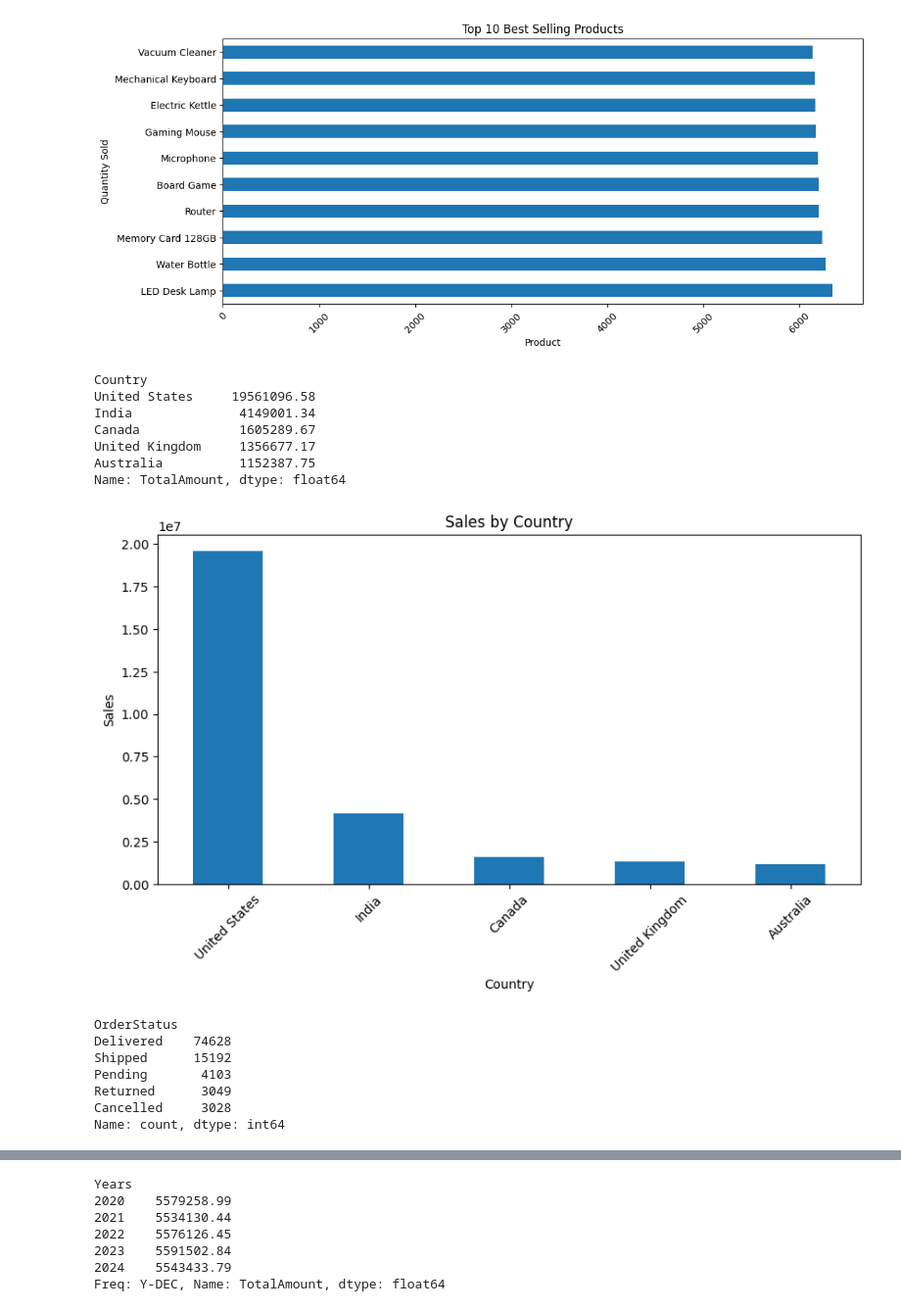
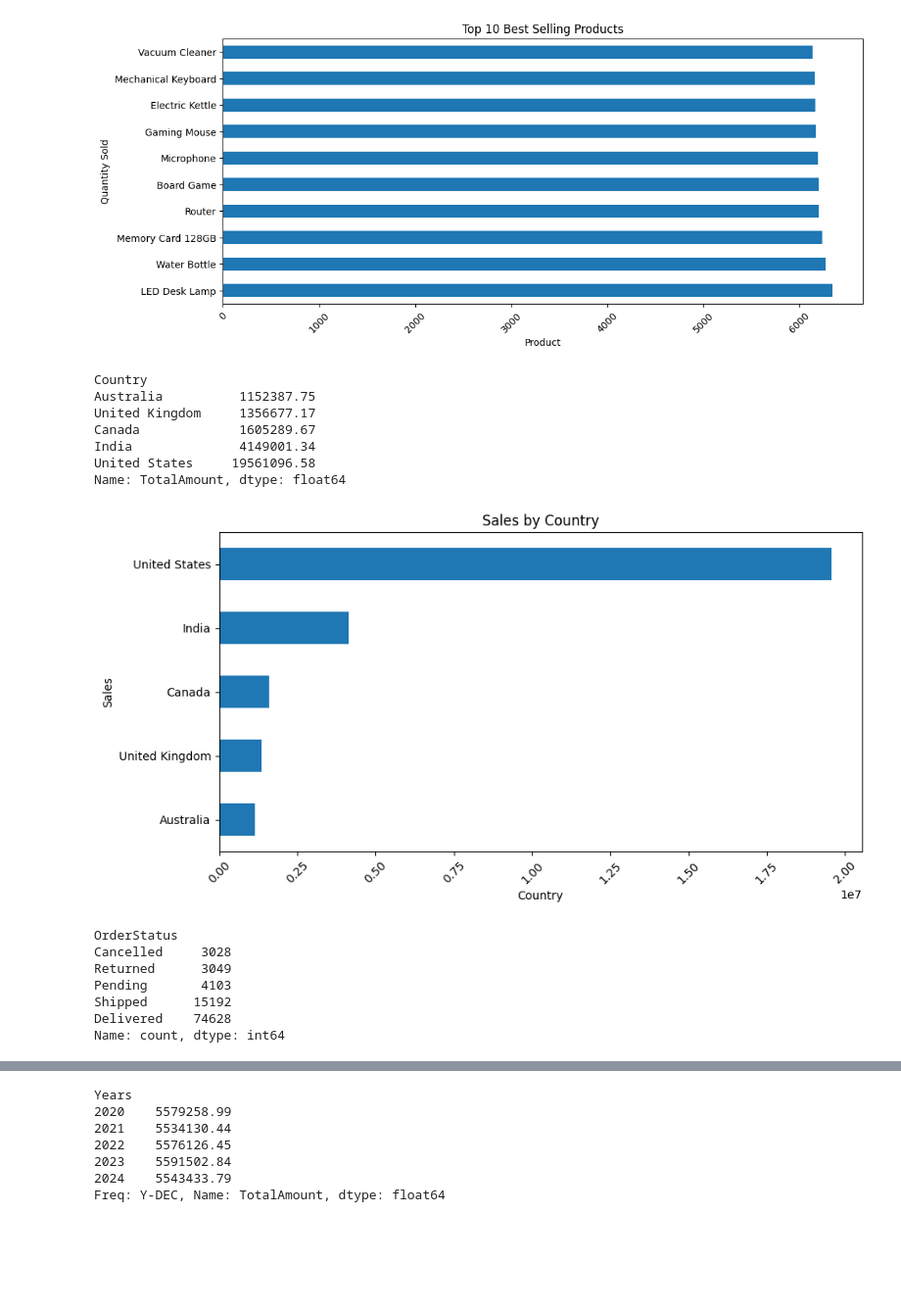
Before and after one commit to Sinaga1702/dataAnalistAmazon, a Jupyter notebook: Amazon.ipynb, the cells around one changed output, grey strips where cells are left out. Shown at 98% size. Saved outputs shown, nothing was run; the diff lists cells and outputs as text; code cells hidden in the pictures; blank space fills up the shorter version.

```diff
--- a/Amazon.ipynb
+++ b/Amazon.ipynb
@@ -150,38 +153,38 @@ plt.show()
 [figure]
 # %%
 #Penjualan Berdasarkan Negara
-country_sales = df.groupby('Country')['TotalAmount'].sum().sort_values(ascending=False)
+country_sales = df.groupby('Country')['TotalAmount'].sum().sort_values(ascending=True)
 
 print(country_sales)
 # %% [output]
 Country
+Australia          1152387.75
+United Kingdom     1356677.17
+Canada             1605289.67
+India              4149001.34
 United States     19561096.58
-India              4149001.34
-Canada             1605289.67
-United Kingdom     1356677.17
-Australia          1152387.75
 Name: TotalAmount, dtype: float64
 # %%
-country_sales.plot(kind='bar', figsize=(10,5))
+country_sales.plot(kind='barh', figsize=(10,5))
 plt.title('Sales by Country')
 plt.xlabel('Country')
 plt.ylabel('Sales')
 plt.xticks(rotation=45)
 plt.show()
 # %% [output]
-[figure, old version]
+[figure, new version]
 # %%
 #Status Pesanan
-order_status = df['OrderStatus'].value_counts()
+order_status = df['OrderStatus'].value_counts().sort_values(ascending=True)
 
 print(order_status)
 # %% [output]
 OrderStatus
+Cancelled     3028
+Returned      3049
+Pending       4103
+Shipped      15192
 Delivered    74628
-Shipped      15192
-Pending       4103
-Returned      3049
-Cancelled     3028
 Name: count, dtype: int64
 # %%
 order_status.plot(kind='barh', figsize=(8,5))
```
Also changed, not shown: parts of 10 cells of this notebook.
